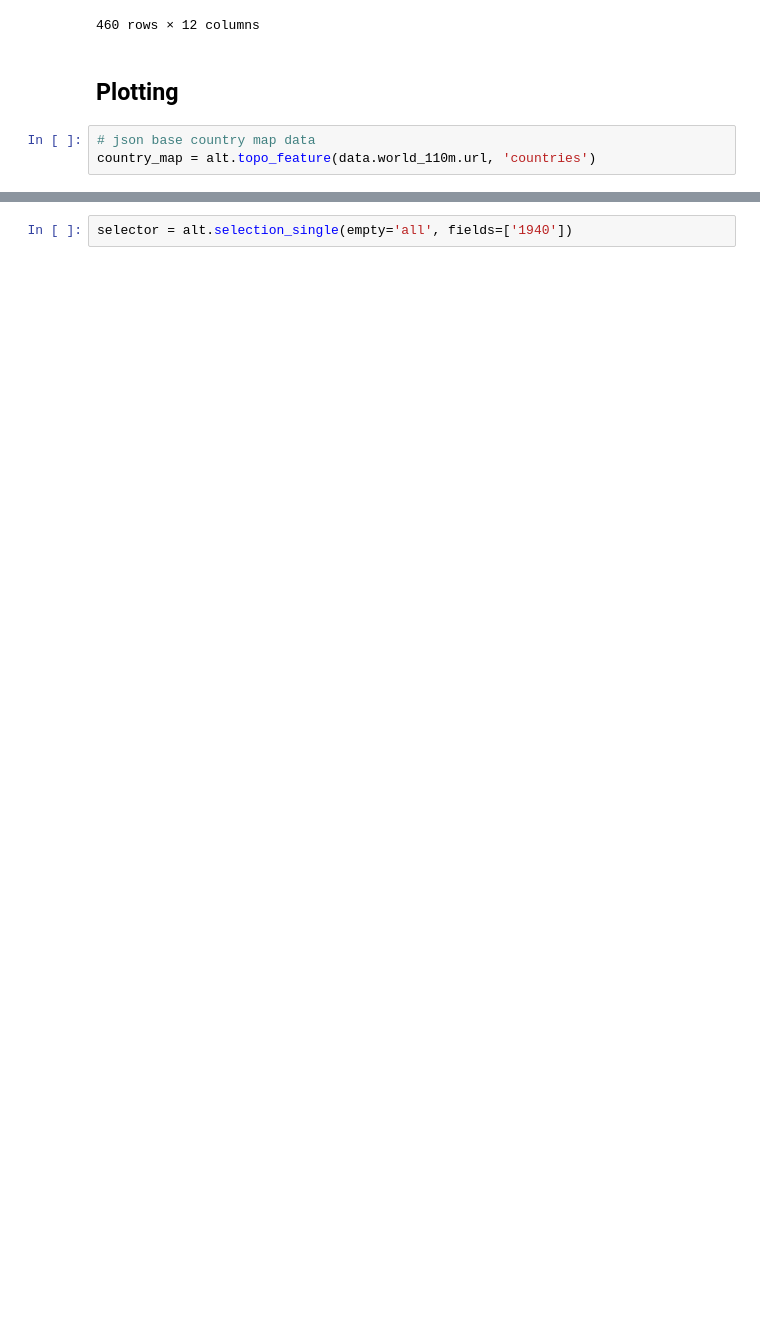
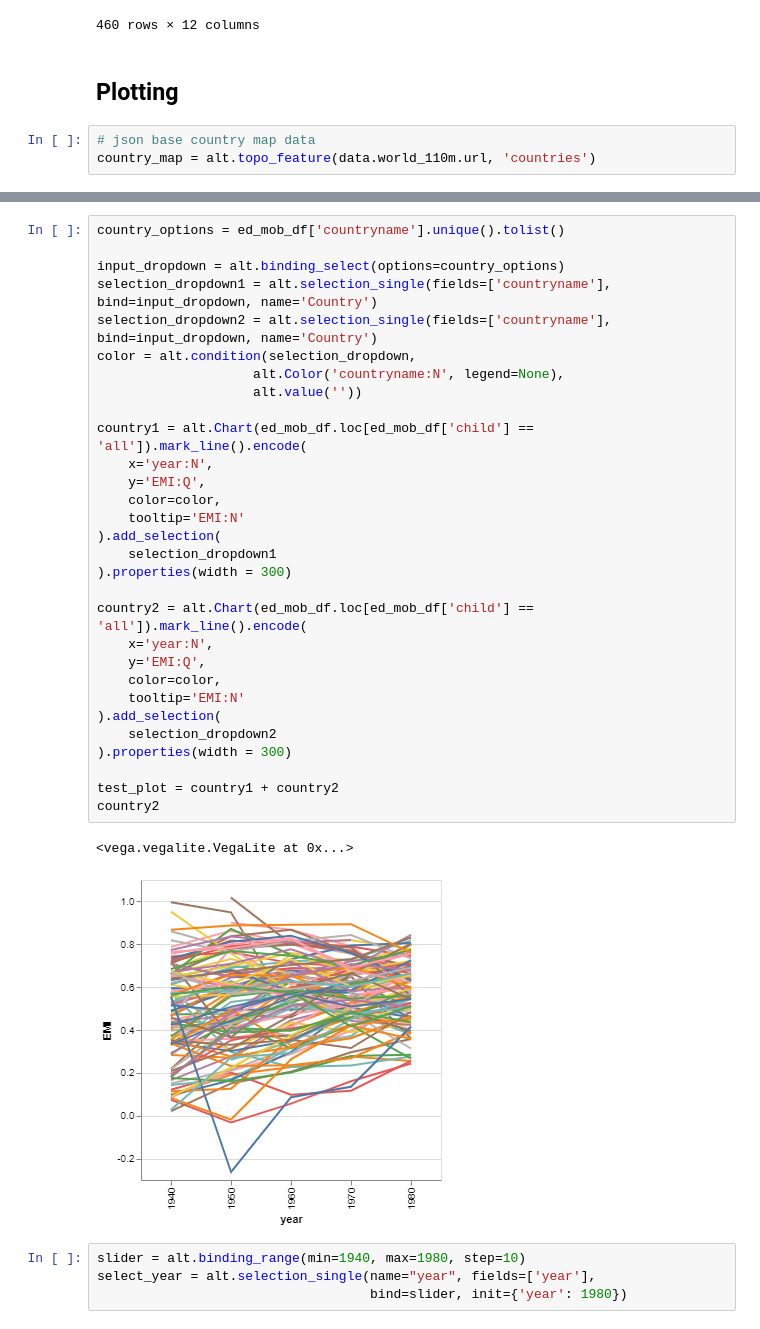
Before and after one commit to UBC-MDS/DSCI_532_L02_Group212_SocialMobilityProject, a Jupyter notebook: src/data_wrangling.ipynb, the cells around one changed output, grey strips where cells are left out. Cells and saved outputs as stored; diff of their text form; blank space fills up the shorter version.

```diff
--- a/src/data_wrangling.ipynb
+++ b/src/data_wrangling.ipynb
@@ -332,2 +344,37 @@ map_and_bar_by_year(1980, "TEST")
-# %%
-selector = alt.selection_single(empty='all', fields=['1940'])
+# %%
+country_options = ed_mob_df['countryname'].unique().tolist()
+
+input_dropdown = alt.binding_select(options=country_options)
+selection_dropdown1 = alt.selection_single(fields=['countryname'], bind=input_dropdown, name='Country')
+selection_dropdown2 = alt.selection_single(fields=['countryname'], bind=input_dropdown, name='Country')
+color = alt.condition(selection_dropdown,
+                    alt.Color('countryname:N', legend=None),
+                    alt.value(''))
+
+country1 = alt.Chart(ed_mob_df.loc[ed_mob_df['child'] == 'all']).mark_line().encode(
+    x='year:N',
+    y='EMI:Q',
+    color=color,
+    tooltip='EMI:N'
+).add_selection(
+    selection_dropdown1
+).properties(width = 300)
+
+country2 = alt.Chart(ed_mob_df.loc[ed_mob_df['child'] == 'all']).mark_line().encode(
+    x='year:N',
+    y='EMI:Q',
+    color=color,
+    tooltip='EMI:N'
+).add_selection(
+    selection_dropdown2
+).properties(width = 300)
+
+test_plot = country1 + country2
+country2
+# %% [output]
+<vega.vegalite.VegaLite at 0x...>
+[figure, added]
+# %%
+slider = alt.binding_range(min=1940, max=1980, step=10)
+select_year = alt.selection_single(name="year", fields=['year'],
+                                   bind=slider, init={'year': 1980})
```
Also changed, not shown: parts of 10 cells of this notebook.
